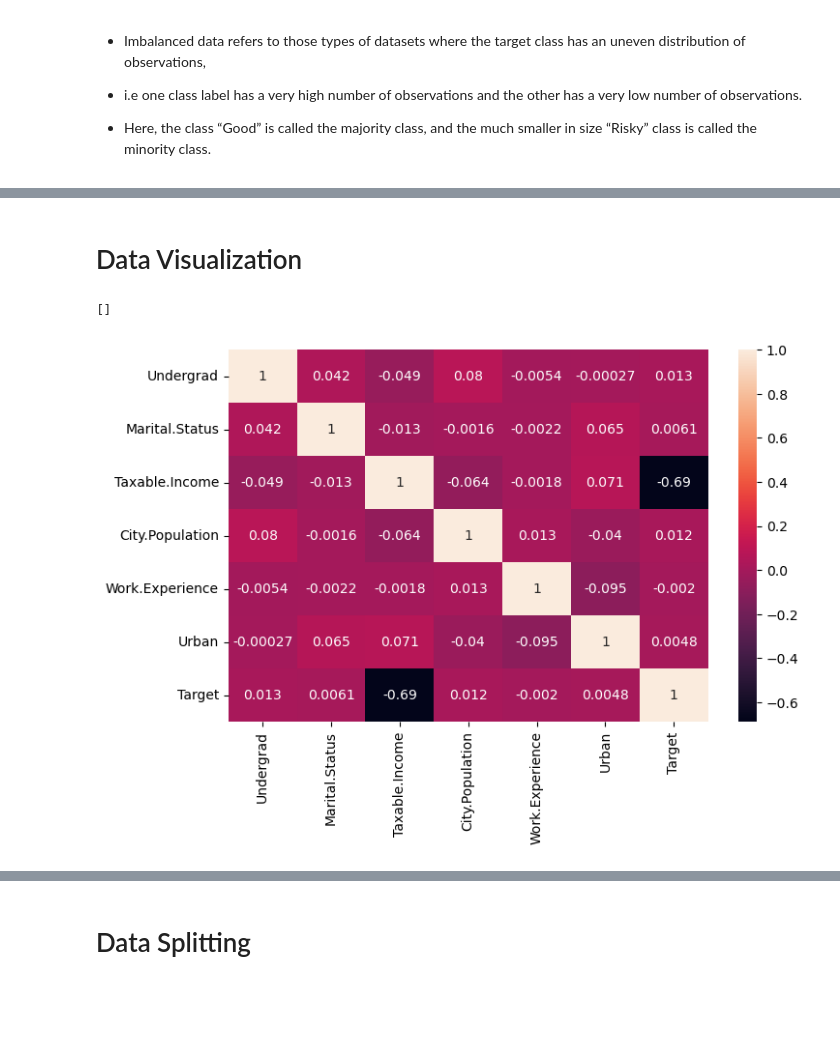
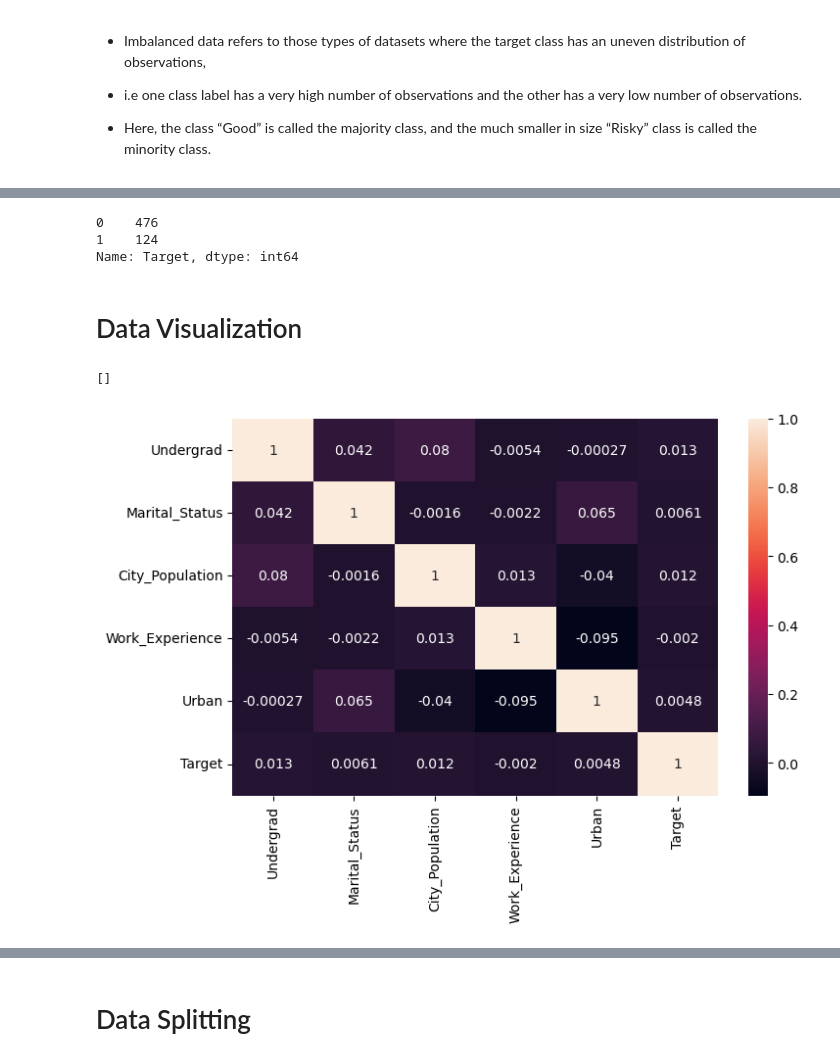
Before and after one commit to vijaycross/ExcelR-Data-Science-Assignments, a Jupyter notebook: 14. Decision Trees/Decision Tree - Fraud check Dataset.ipynb, the cells around one changed output, grey strips where cells are left out. Saved outputs shown, nothing was run; the diff lists cells and outputs as text; code cells hidden in the pictures; blank space fills up the shorter version.

```diff
--- a/14. Decision Trees/Decision Tree - Fraud check Dataset.ipynb
+++ b/14. Decision Trees/Decision Tree - Fraud check Dataset.ipynb
@@ -184,6 +176,0 @@ Index(['Undergrad', 'Marital.Status', 'Urban', 'Target'], dtype='object')
-# %%
-from sklearn.preprocessing import OrdinalEncoder
-
-oe = OrdinalEncoder(dtype=int)
-
-df[Objectcol]=oe.fit_transform(df[Objectcol])
@@ -198,0 +177,6 @@ df.head()
+# %%
+data = df.copy()
+data.rename(columns={'Marital.Status':'Marital_Status', 'Taxable.Income':'Taxable_Income','Work.Experience':'Work_Experience','City.Population':'City_Population'}, inplace = True)
+data.drop('Taxable_Income', axis=1, inplace = True)
+categorical_features = data.describe(include=["object",'category']).columns
+categorical_features
@@ -198,0 +187,9 @@ df.head()
+# %%
+#Creating dummy vairables of the categorical features
+from sklearn.preprocessing import LabelEncoder
+
+le = LabelEncoder()
+for col in categorical_features:
+        le.fit(data[col])
+        data[col] = le.transform(data[col])
+data.head()
@@ -199,10 +203,16 @@ df.head()
+# %%
+data.Target.value_counts()
+# %% [output]
+0    476
+1    124
+Name: Target, dtype: int64
 # %% [markdown]
 # Data Visualization
 # %%
 plt.figure(figsize=(8,5))
-sns.heatmap(df.corr(),annot=True)
+sns.heatmap(data.corr(),annot=True)
 plt.plot()
 # %% [output]
 []
-[figure, old version]
+[figure, new version]
 # %%
```
Also changed, not shown: parts of 39 cells of this notebook.
